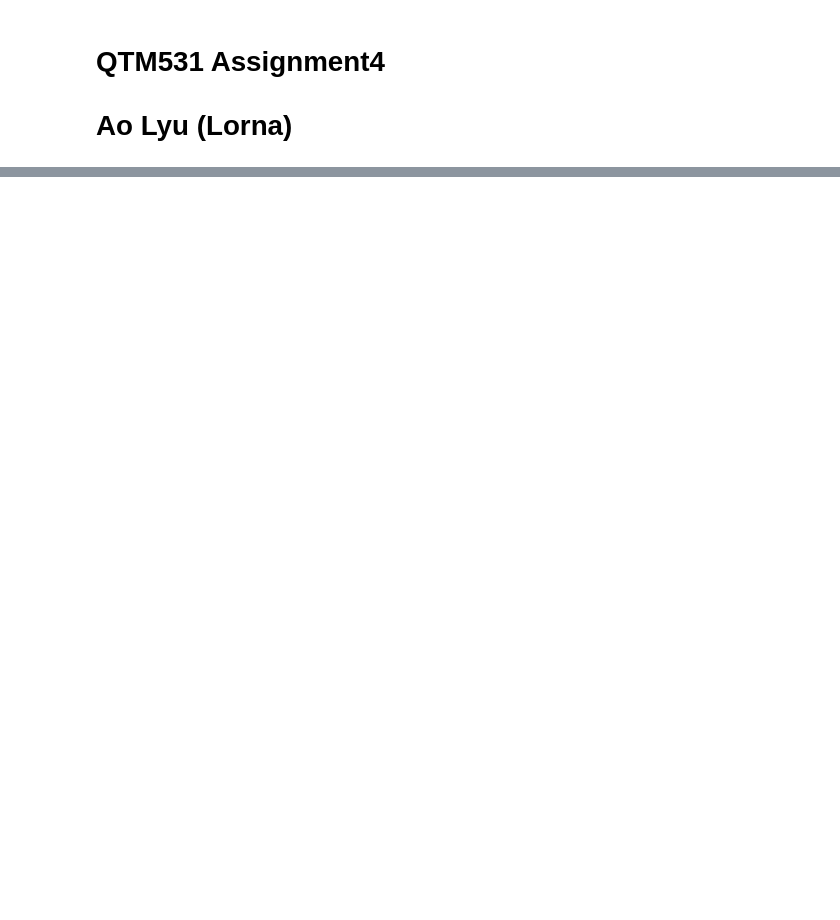
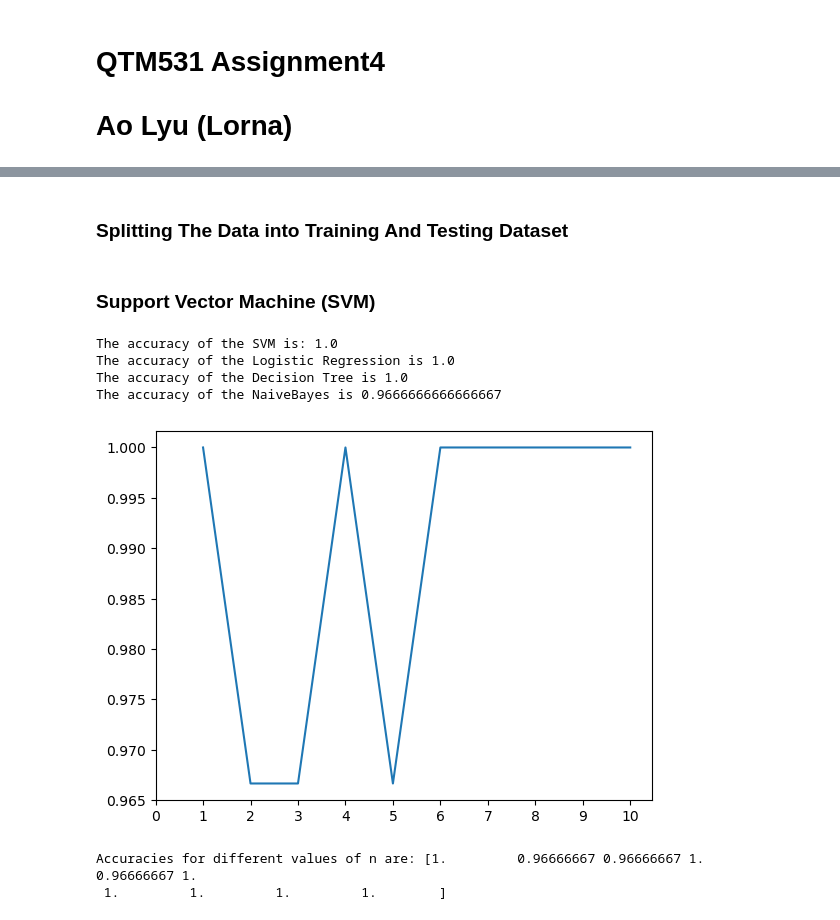
Before and after one commit to lornalyu/qtm531spring2024, a Jupyter notebook: Assignment/QTM531 Assignmnet4 Lorna.ipynb, the cells around one changed output, grey strips where cells are left out. Saved outputs shown, nothing was run; the diff lists cells and outputs as text; code cells hidden in the pictures; blank space fills up the shorter version.

```diff
--- a/Assignment/QTM531 Assignmnet4 Lorna.ipynb
+++ b/Assignment/QTM531 Assignmnet4 Lorna.ipynb
@@ -65,0 +91,2 @@ Consider more than one evaluation metric. For example, you can use the mean squa
+# %% [markdown]
+### Splitting The Data into Training And Testing Dataset
@@ -65,0 +100,52 @@ Consider more than one evaluation metric. For example, you can use the mean squa
+# %% [markdown]
+### Support Vector Machine (SVM)
+# %%
+# SVM
+model = svm.SVC()
+model.fit(X_train, Y_train)
+prediction = model.predict(X_test)
+print('The accuracy of the SVM is:', metrics.accuracy_score(prediction, Y_test))
+
+# Logistic Regression
+model = LogisticRegression()
+model.fit(X_train, Y_train)
+prediction = model.predict(X_test)
+print('The accuracy of the Logistic Regression is', metrics.accuracy_score(prediction, Y_test))
+
+# Decision Tree
+model = DecisionTreeClassifier()
+model.fit(X_train, Y_train)
+prediction = model.predict(X_test)
+print('The accuracy of the Decision Tree is', metrics.accuracy_score(prediction, Y_test))
+
+# Naive Bayes Classifier
+from sklearn.naive_bayes import GaussianNB
+model = GaussianNB()
+model.fit(X_train, Y_train)
+prediction = model.predict(X_test)
+print('The accuracy of the NaiveBayes is', metrics.accuracy_score(prediction, Y_test))
+# %% [output]
+The accuracy of the SVM is: 1.0
+The accuracy of the Logistic Regression is 1.0
+The accuracy of the Decision Tree is 1.0
+The accuracy of the NaiveBayes is 0.9666666666666667
+# %%
+# K-Nearest Neighbours
+a_index=list(range(1,11))
+a=pd.Series()
+x=[0,1,2,3,4,5,6,7,8,9,10]
+for i in list(range(1,11)):
+    model=KNeighborsClassifier(n_neighbors=i)
+    model.fit(X_train,Y_train)
+    prediction=model.predict(X_test)
+    a=a.append(pd.Series(metrics.accuracy_score(prediction,Y_test)))
+plt.plot(a_index, a)
+plt.xticks(x)
+plt.show()
+
+# get the best k value
+print('Accuracies for different values of n are:',a.values)
+# %% [output]
+[figure, added]
+Accuracies for different values of n are: [1.         0.96666667 0.96666667 1.         0.96666667 1.
+ 1.         1.         1.         1.        ]
```
Also changed, not shown: parts of 21 cells of this notebook.
